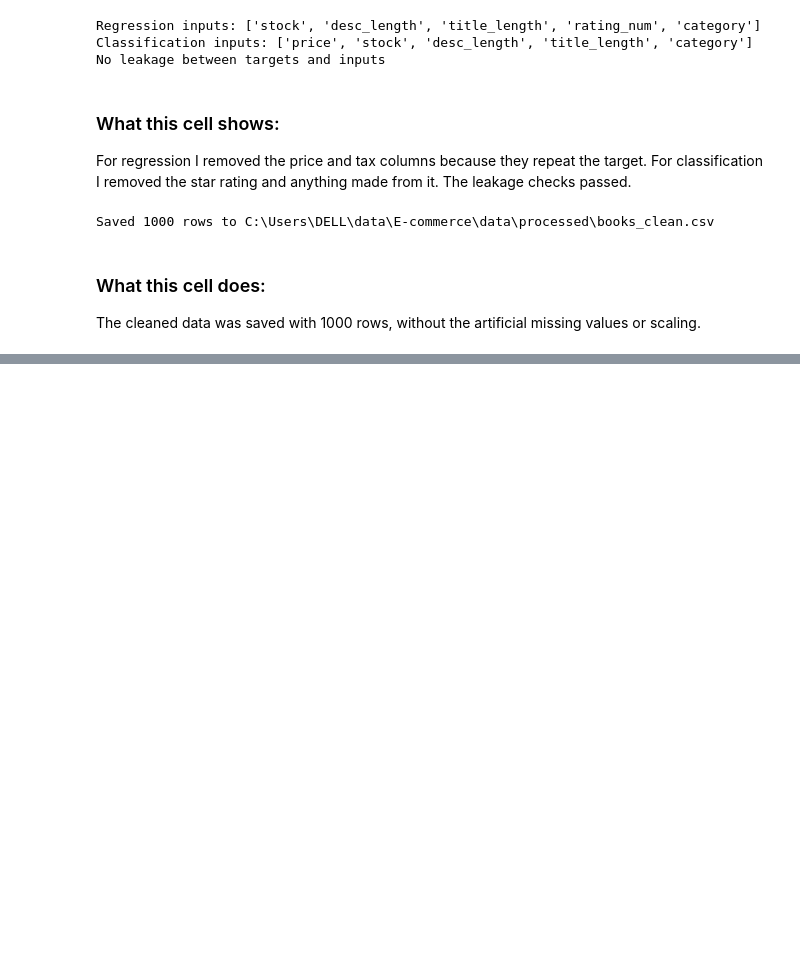
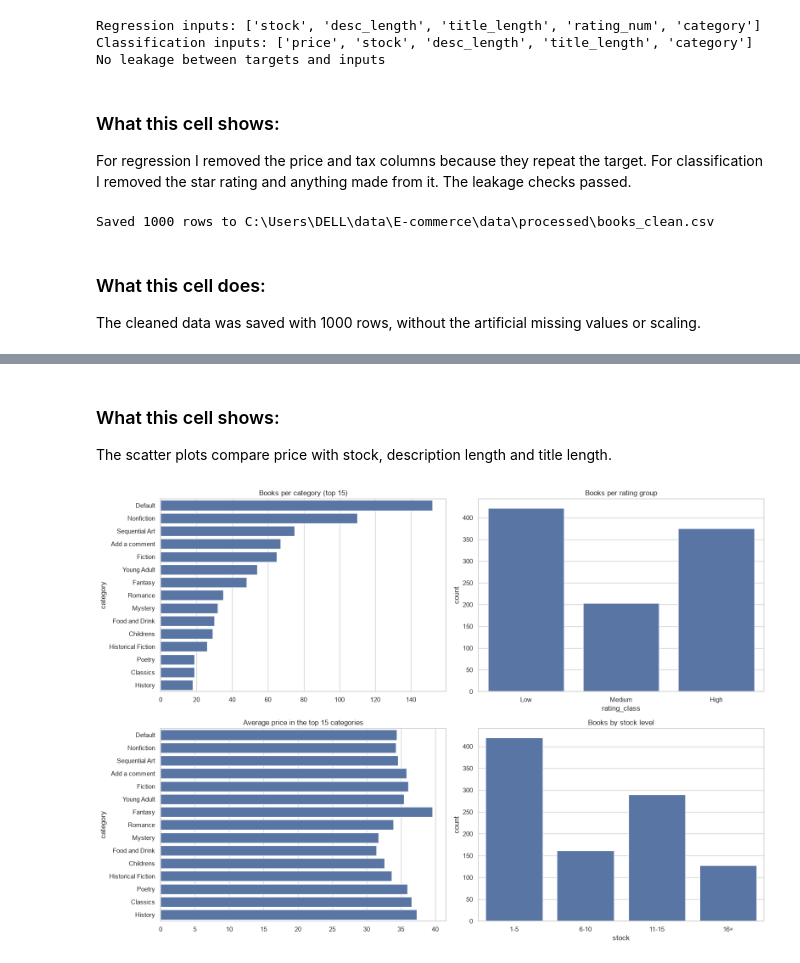
Before and after one commit to l253042/E-commerce, a Jupyter notebook: notebooks/E-commerce.ipynb, the cells around one changed output, grey strips where cells are left out. Saved outputs shown, nothing was run; the diff lists cells and outputs as text; code cells hidden in the pictures; blank space fills up the shorter version.

```diff
--- a/notebooks/E-commerce.ipynb
+++ b/notebooks/E-commerce.ipynb
@@ -663,0 +741,25 @@ To https://github.com/l253042/E-commerce.git
+# %% [markdown]
+### What this cell shows:
+The scatter plots compare price with stock, description length and title length.
+# %%
+fig, axes = plt.subplots(2, 2, figsize=(16, 11))
+
+top_cat = clean["category"].value_counts().head(15)
+sns.barplot(x=top_cat.values, y=top_cat.index, ax=axes[0, 0])
+axes[0, 0].set_title("Books per category (top 15)")
+
+order = ["Low", "Medium", "High"]
+sns.countplot(data=clean, x="rating_class", order=order, ax=axes[0, 1])
+axes[0, 1].set_title("Books per rating group")
+
+avg_price_cat = clean.groupby("category")["price"].mean().loc[top_cat.index]
+sns.barplot(x=avg_price_cat.values, y=avg_price_cat.index, ax=axes[1, 0])
+axes[1, 0].set_title("Average price in the top 15 categories")
+
+stock_bins = pd.cut(clean["stock"], bins=[0, 5, 10, 15, 25], labels=["1-5", "6-10", "11-15", "16+"])
+sns.countplot(x=stock_bins, ax=axes[1, 1])
+axes[1, 1].set_title("Books by stock level")
+
+save_fig("bar_charts.png")
+# %% [output]
+[figure, added]
```
Also changed, not shown: parts of 13 cells of this notebook, 6 other files.
